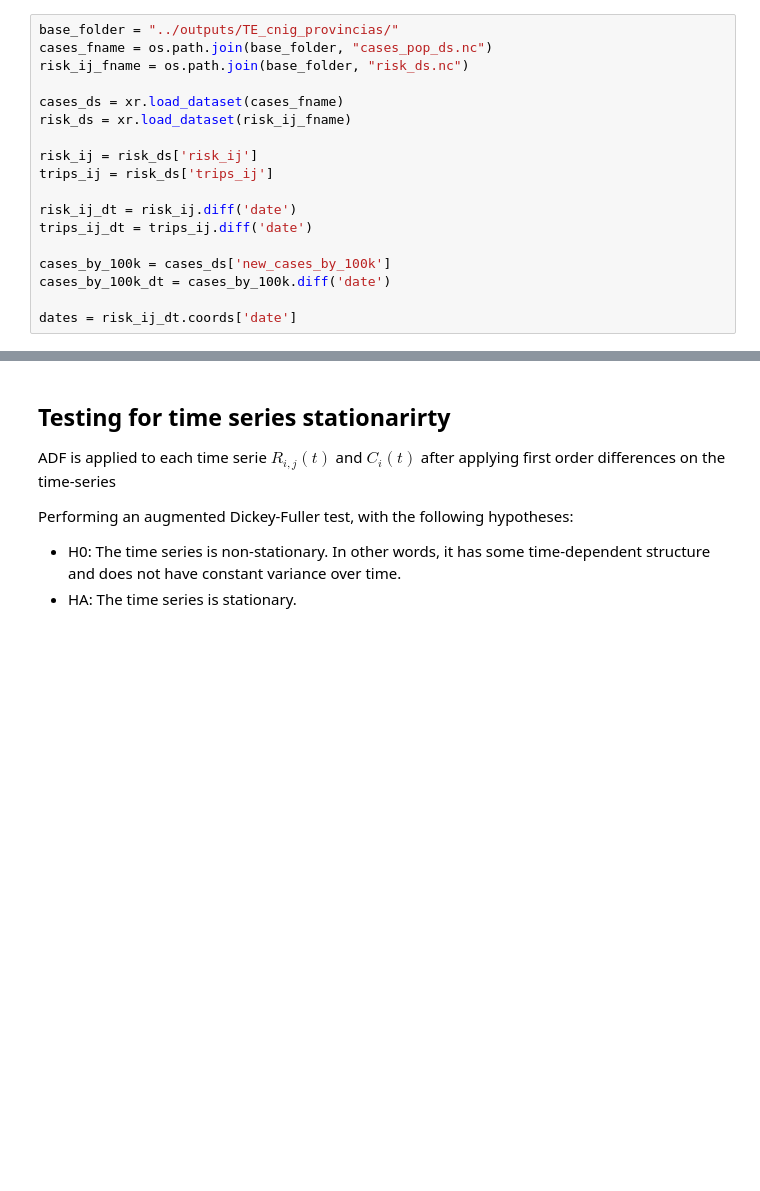
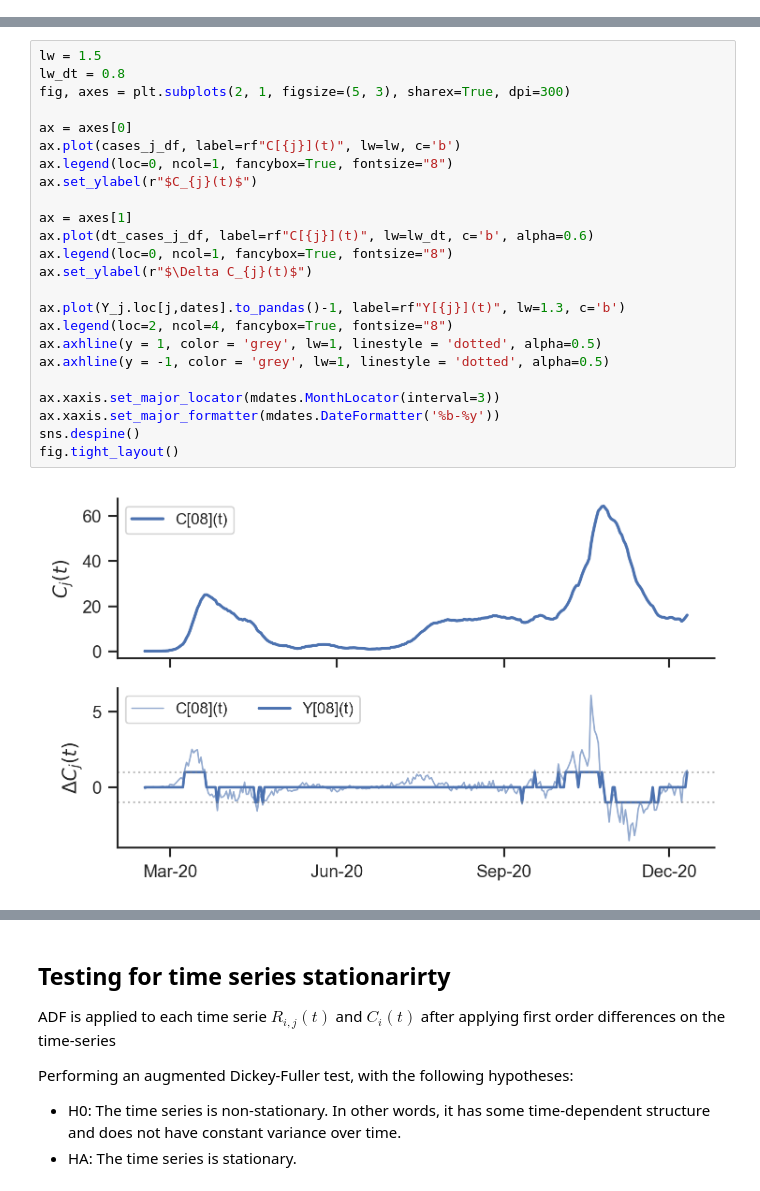
Before and after one commit to bsc-life/te-epidemics, a Jupyter notebook: notebooks/Time_Series_Analysis.ipynb, the cells around one changed output, grey strips where cells are left out. Cells and saved outputs as stored; diff of their text form; blank space fills up the shorter version.

```diff
--- a/notebooks/Time_Series_Analysis.ipynb
+++ b/notebooks/Time_Series_Analysis.ipynb
@@ -8,19 +9 @@ import matplotlib.pyplot as plt
 from statsmodels.tsa.stattools import adfuller
-# %%
-base_folder = "../outputs/TE_cnig_provincias/"
-cases_fname = os.path.join(base_folder, "cases_pop_ds.nc")
-risk_ij_fname = os.path.join(base_folder, "risk_ds.nc")
-
-cases_ds = xr.load_dataset(cases_fname)
-risk_ds = xr.load_dataset(risk_ij_fname)
-
-risk_ij = risk_ds['risk_ij']
-trips_ij = risk_ds['trips_ij']
-
-risk_ij_dt = risk_ij.diff('date')
-trips_ij_dt = trips_ij.diff('date')
-
-cases_by_100k = cases_ds['new_cases_by_100k']
-cases_by_100k_dt = cases_by_100k.diff('date')
-
-dates = risk_ij_dt.coords['date']
@@ -26,0 +136,26 @@ dates = risk_ij_dt.coords['date']
+# %%
+lw = 1.5
+lw_dt = 0.8
+fig, axes = plt.subplots(2, 1, figsize=(5, 3), sharex=True, dpi=300)
+
+ax = axes[0]
+ax.plot(cases_j_df, label=rf"C[{j}](t)", lw=lw, c='b')
+ax.legend(loc=0, ncol=1, fancybox=True, fontsize="8")
+ax.set_ylabel(r"$C_{j}(t)$")
+
+ax = axes[1]
+ax.plot(dt_cases_j_df, label=rf"C[{j}](t)", lw=lw_dt, c='b', alpha=0.6)
+ax.legend(loc=0, ncol=1, fancybox=True, fontsize="8")
+ax.set_ylabel(r"$\Delta C_{j}(t)$")
+
+ax.plot(Y_j.loc[j,dates].to_pandas()-1, label=rf"Y[{j}](t)", lw=1.3, c='b')
+ax.legend(loc=2, ncol=4, fancybox=True, fontsize="8")
+ax.axhline(y = 1, color = 'grey', lw=1, linestyle = 'dotted', alpha=0.5)
+ax.axhline(y = -1, color = 'grey', lw=1, linestyle = 'dotted', alpha=0.5)
+
+ax.xaxis.set_major_locator(mdates.MonthLocator(interval=3))
+ax.xaxis.set_major_formatter(mdates.DateFormatter('%b-%y'))
+sns.despine()
+fig.tight_layout()
+# %% [output]
+[figure, added]
```
Also changed, not shown: parts of 18 cells of this notebook.
